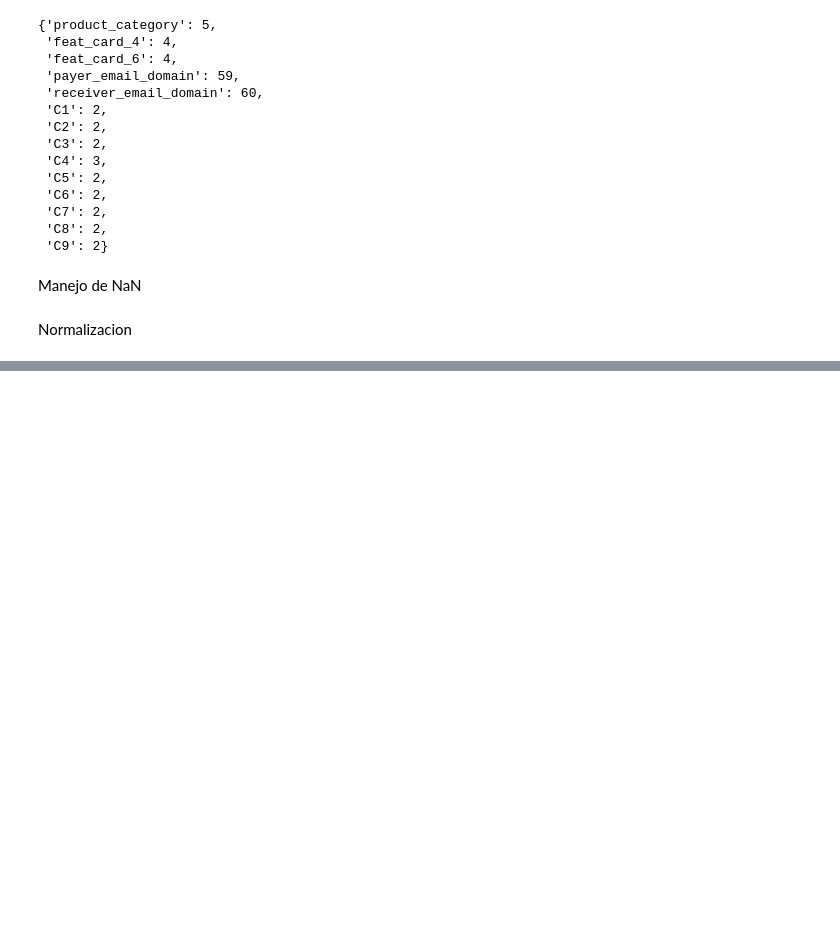
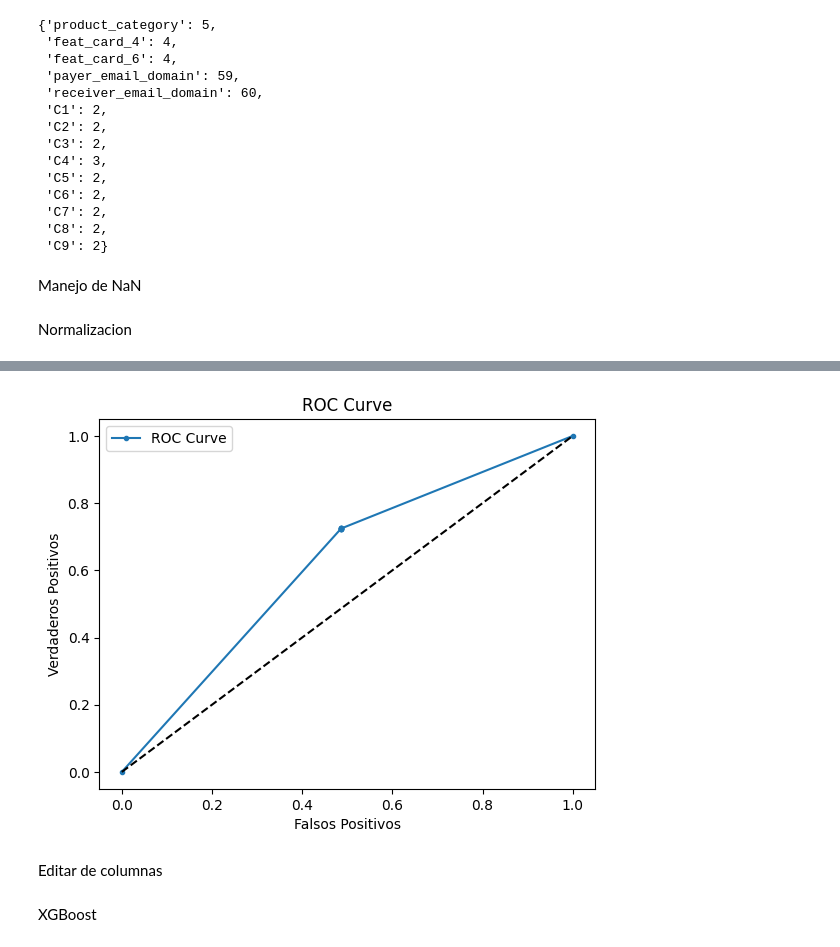
Before and after one commit to Brucejr09/Org-de-Datos-106828, a Jupyter notebook: machine_learning.ipynb, the cells around one changed output, grey strips where cells are left out. Cells and saved outputs as stored; diff of their text form; code cells hidden in the pictures; blank space fills up the shorter version.

```diff
--- a/machine_learning.ipynb
+++ b/machine_learning.ipynb
@@ -315,0 +263,17 @@ np.float64(0.6258520790420523)
+# %%
+target_validation = target_validation.astype(int)
+
+falsos_pos, verdaderos_pos, umbrales = roc_curve(target_validation, target_probabilidad)
+roc_auc = auc(falsos_pos, verdaderos_pos)
+
+plt.plot(falsos_pos, verdaderos_pos, marker='.', label='ROC Curve')
+plt.plot([0, 1], [0, 1], 'k--')
+plt.title("ROC Curve")
+plt.xlabel('Falsos Positivos')
+plt.ylabel('Verdaderos Positivos')
+plt.legend()
+plt.show()
+# %% [output]
+[figure, added]
+# %% [markdown]
+Editar de columnas
@@ -315,0 +284,2 @@ np.float64(0.6258520790420523)
+# %% [markdown]
+XGBoost
```
Also changed, not shown: parts of 46 cells of this notebook.
